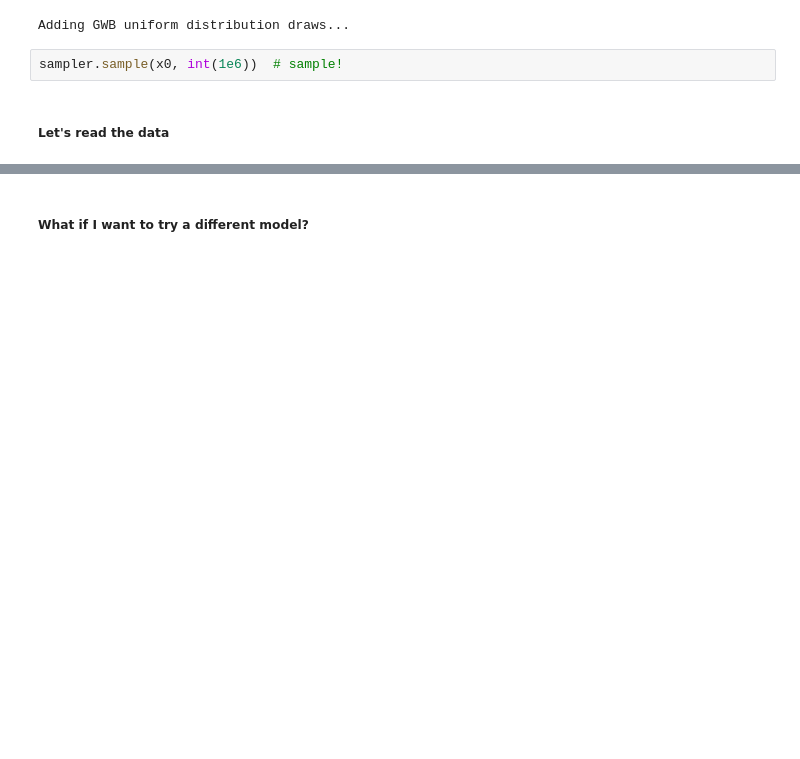
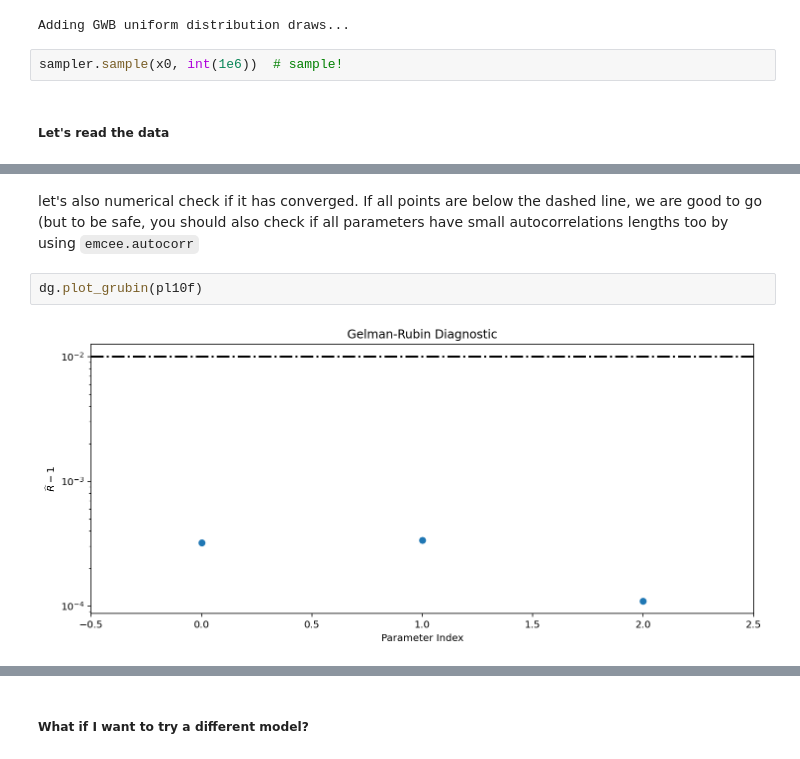
Before and after one commit to astrolamb/ceffyl, a Jupyter notebook: examples/PTA_freespec_ex1.ipynb, the cells around one changed output, grey strips where cells are left out. Drawn from its saved outputs; the diff is of its cells as text; blank space fills up the shorter version.

```diff
--- a/examples/PTA_freespec_ex1.ipynb
+++ b/examples/PTA_freespec_ex1.ipynb
@@ -86,0 +96,6 @@ for ii, p in enumerate(pl10f.params):
+# %% [markdown]
+let's also numerical check if it has converged. If all points are below the dashed line, we are good to go (but to be safe, you should also check if all parameters have small autocorrelations lengths too by using `emcee.autocorr`
+# %%
+dg.plot_grubin(pl10f)
+# %% [output]
+[figure, added]
```
Also changed, not shown: parts of 39 cells of this notebook, 2 other files.
